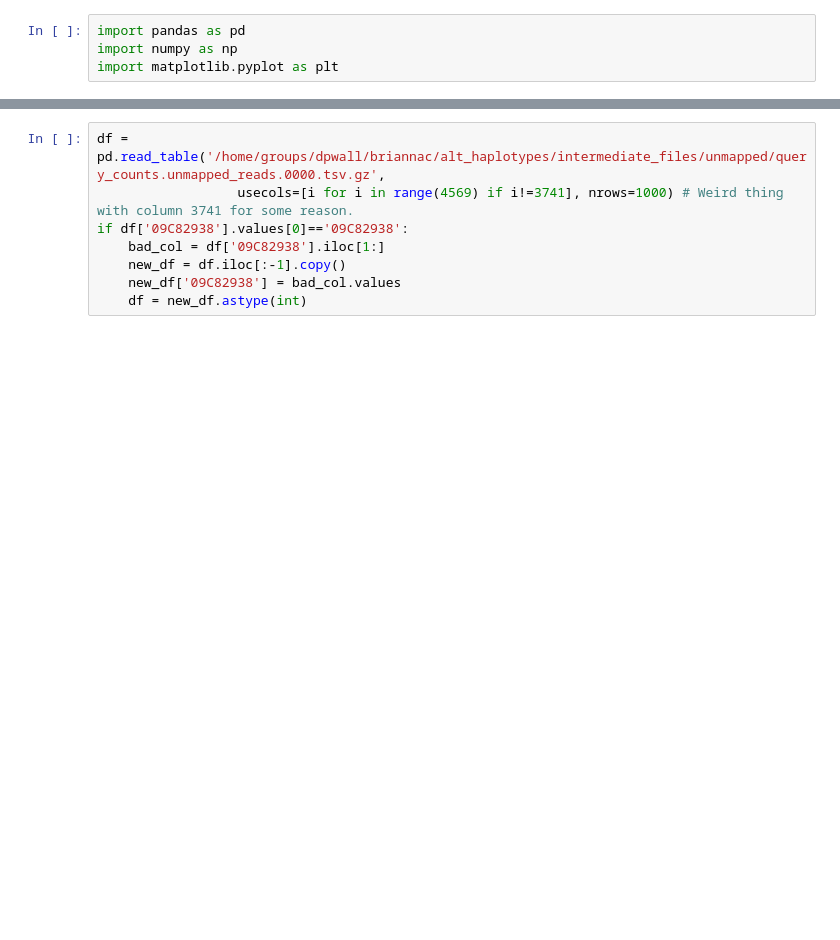
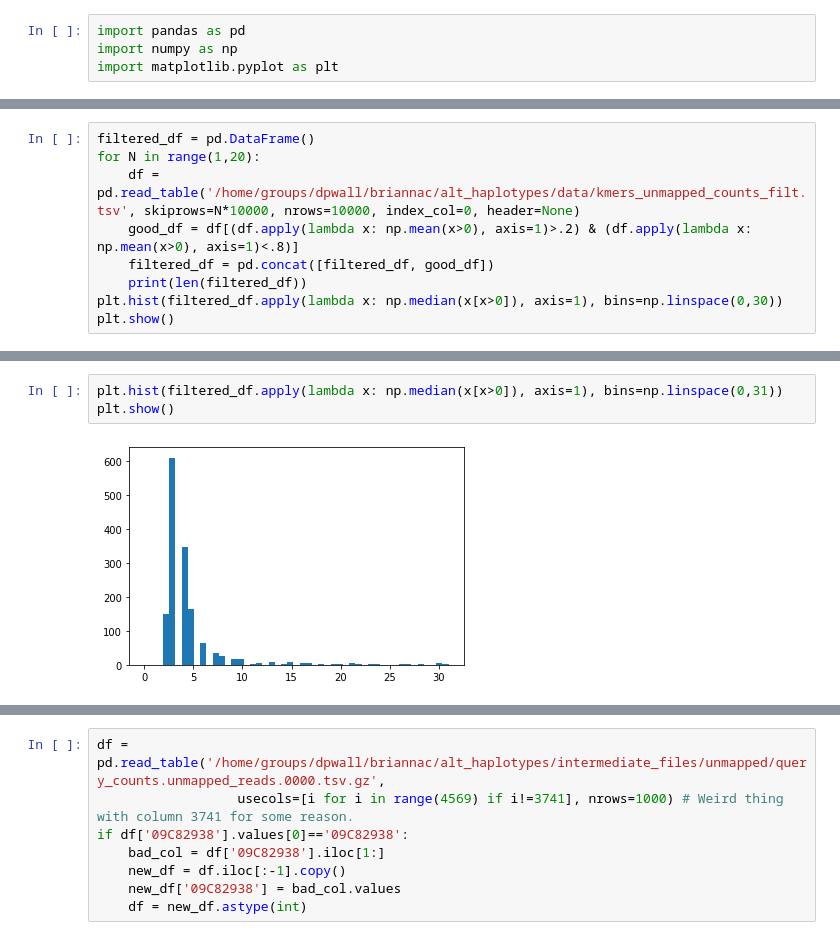
Before and after one commit to briannachrisman/alt_haplotypes, a Jupyter notebook: src/collect_kmers/scratch.ipynb, the cells around one changed output, grey strips where cells are left out. Saved outputs shown, nothing was run; the diff lists cells and outputs as text; blank space fills up the shorter version.

```diff
--- a/src/collect_kmers/scratch.ipynb
+++ b/src/collect_kmers/scratch.ipynb
@@ -14,0 +58,9 @@ len(not_fin)
+# %%
+filtered_df = pd.DataFrame()
+for N in range(1,20):
+    df = pd.read_table('/home/groups/dpwall/briannac/alt_haplotypes/data/kmers_unmapped_counts_filt.tsv', skiprows=N*10000, nrows=10000, index_col=0, header=None)
+    good_df = df[(df.apply(lambda x: np.mean(x>0), axis=1)>.2) & (df.apply(lambda x: np.mean(x>0), axis=1)<.8)]
+    filtered_df = pd.concat([filtered_df, good_df])
+    print(len(filtered_df))
+plt.hist(filtered_df.apply(lambda x: np.median(x[x>0]), axis=1), bins=np.linspace(0,30))
+plt.show()
@@ -14,0 +75,5 @@ len(not_fin)
+# %%
+plt.hist(filtered_df.apply(lambda x: np.median(x[x>0]), axis=1), bins=np.linspace(0,31))
+plt.show()
+# %% [output]
+[figure, added]
```
Also changed, not shown: parts of 20 cells of this notebook, 22 other files.
